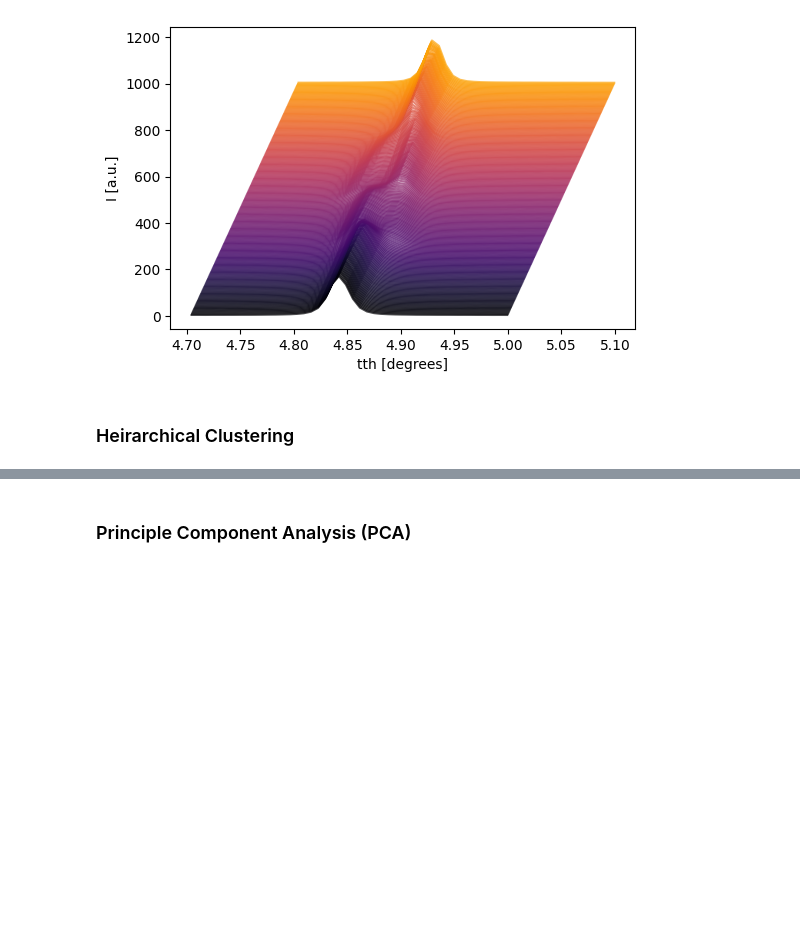
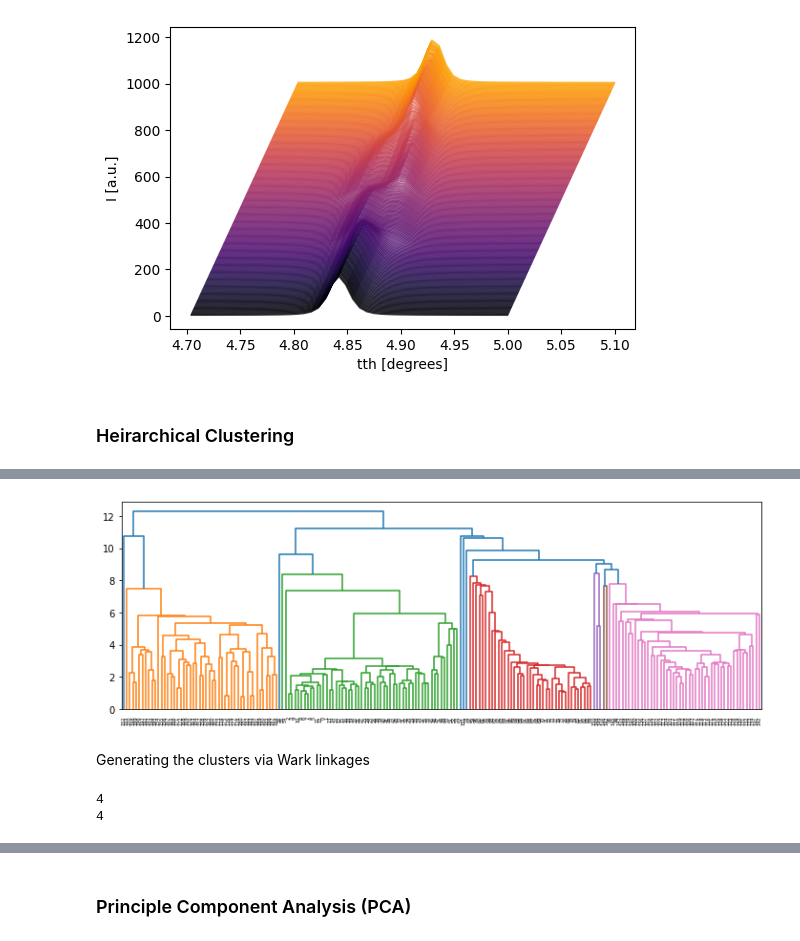
Before and after one commit to NSLS-II/um2022, a Jupyter notebook: unsupervised_PD.ipynb, the cells around one changed output, grey strips where cells are left out. Drawn from its saved outputs; the diff is of its cells as text; code cells hidden in the pictures; blank space fills up the shorter version.

```diff
--- a/unsupervised_PD.ipynb
+++ b/unsupervised_PD.ipynb
@@ -105,14 +118,25 @@ dend = sch.dendrogram(sch.linkage(bto_data.loc[4.7:5,:].T, method = "single"))
+# %%
+plt.figure(figsize = (12,4))
+sch.dendrogram(sch.linkage(bto_data.loc[4.7:5,:].T, method = "single"));
+# %% [output]
+[figure, added]
+# %% [markdown]
+Generating the clusters via Wark linkages
 # %%
-# calculate pairwise distances between observations in n-dimensional space.
+# Calculate pairwise distances
 y = pdist(bto_data.loc[4.7:5,:].T)
 y_all = pdist(bto_data.loc[1:15,:].T)
 
-# perform Ward's linkage on a condensed distance matrix.
+# Calculate Ward linkage on those distances
 Z = ward(y)
 Z_all = ward(y_all)
 
-# form cluster label from the hierarchical clustering defined by the given linkage matrix
+# Generate cluster labels from the hierarchical clustering defined given linkage matrix - you may have to adjust cutoff
 wardlabel = fcluster(Z, 500, criterion='distance')
 wardlabel_all = fcluster(Z_all, 900, criterion='distance')
 
+print(max(wardlabel))
 print (max(wardlabel_all))
+# %% [output]
+4
+4
```
Also changed, not shown: parts of 37 cells of this notebook, 1 other file.
